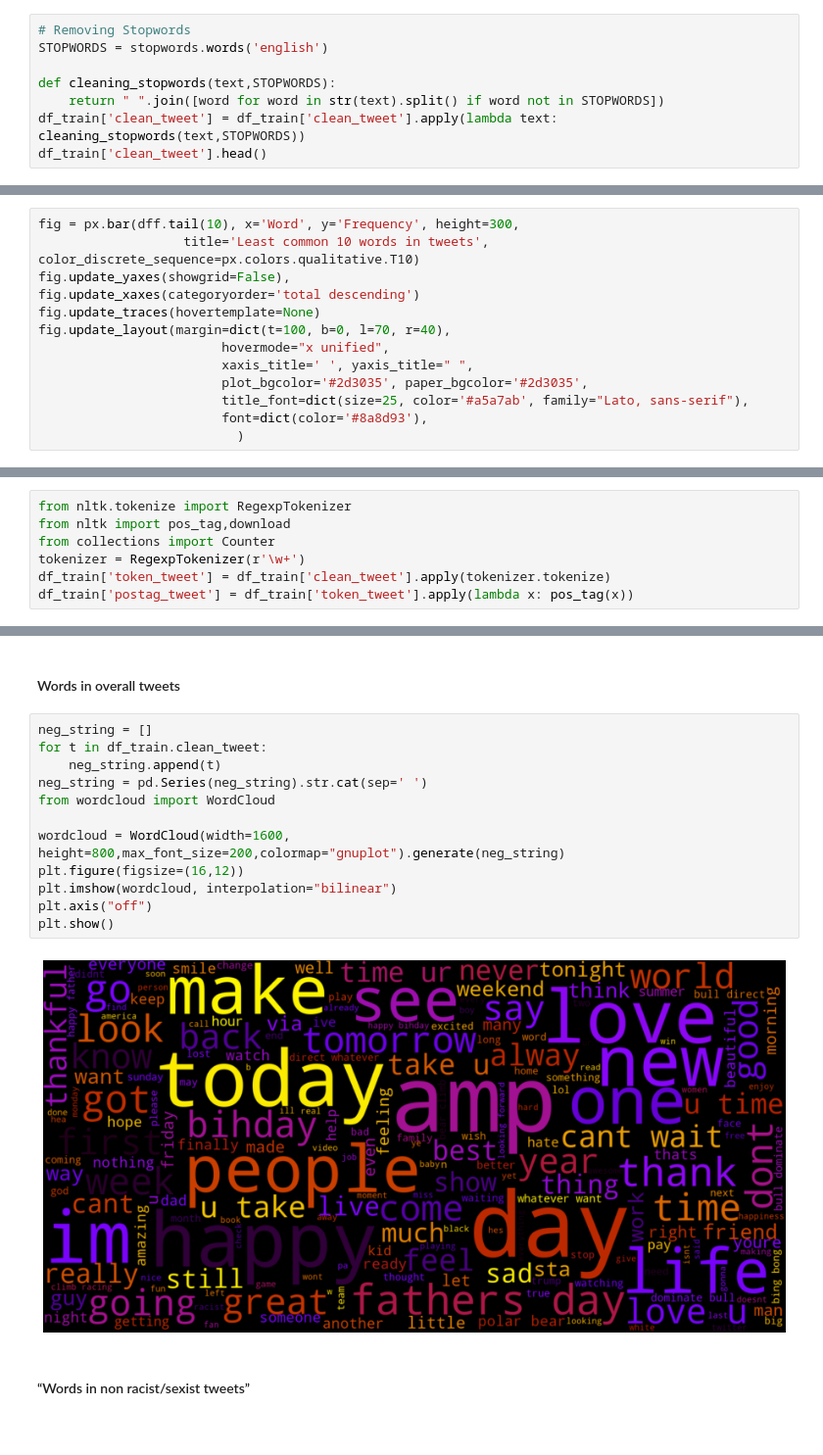
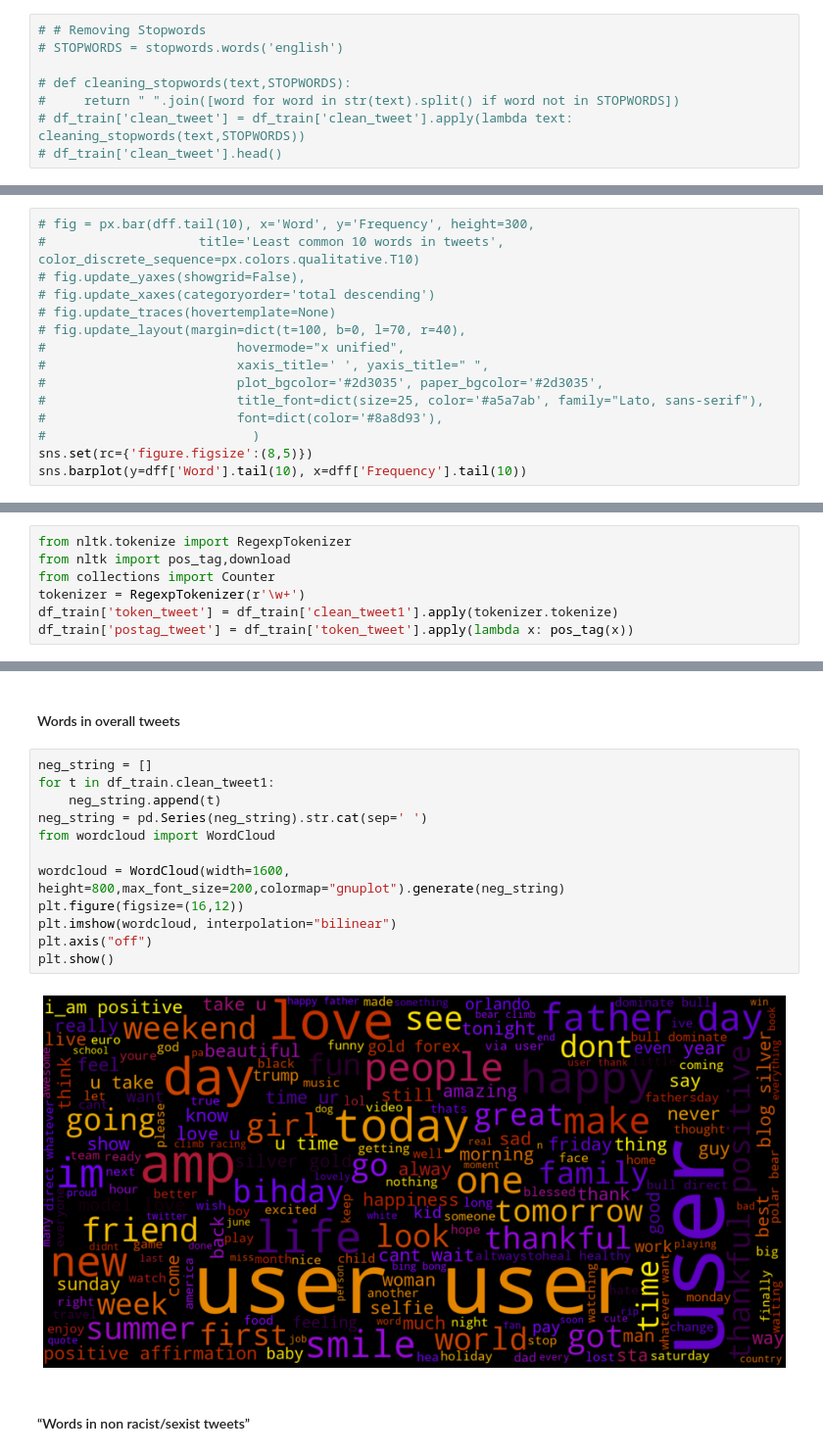
Before and after one commit to bits-mtech/NLP, a Jupyter notebook: Assignment.ipynb, the cells around one changed output, grey strips where cells are left out. Shown at 98% size. Cells and saved outputs as stored; diff of their text form.

```diff
--- a/Assignment.ipynb
+++ b/Assignment.ipynb
@@ -220,8 +293,8 @@ df_train.head()
 # %%
-# Removing Stopwords
-STOPWORDS = stopwords.words('english')
+# # Removing Stopwords
+# STOPWORDS = stopwords.words('english')
 
-def cleaning_stopwords(text,STOPWORDS):
-    return " ".join([word for word in str(text).split() if word not in STOPWORDS])
-df_train['clean_tweet'] = df_train['clean_tweet'].apply(lambda text: cleaning_stopwords(text,STOPWORDS))
-df_train['clean_tweet'].head()
+# def cleaning_stopwords(text,STOPWORDS):
+#     return " ".join([word for word in str(text).split() if word not in STOPWORDS])
+# df_train['clean_tweet'] = df_train['clean_tweet'].apply(lambda text: cleaning_stopwords(text,STOPWORDS))
+# df_train['clean_tweet'].head()
@@ -265,13 +336,15 @@ fig.show()
 # %%
-fig = px.bar(dff.tail(10), x='Word', y='Frequency', height=300,
-                   title='Least common 10 words in tweets', color_discrete_sequence=px.colors.qualitative.T10)
-fig.update_yaxes(showgrid=False),
-fig.update_xaxes(categoryorder='total descending')
-fig.update_traces(hovertemplate=None)
-fig.update_layout(margin=dict(t=100, b=0, l=70, r=40),
-                        hovermode="x unified",
-                        xaxis_title=' ', yaxis_title=" ",
-                        plot_bgcolor='#2d3035', paper_bgcolor='#2d3035',
-                        title_font=dict(size=25, color='#a5a7ab', family="Lato, sans-serif"),
-                        font=dict(color='#8a8d93'),
-                          )
+# fig = px.bar(dff.tail(10), x='Word', y='Frequency', height=300,
+#                    title='Least common 10 words in tweets', color_discrete_sequence=px.colors.qualitative.T10)
+# fig.update_yaxes(showgrid=False),
+# fig.update_xaxes(categoryorder='total descending')
+# fig.update_traces(hovertemplate=None)
+# fig.update_layout(margin=dict(t=100, b=0, l=70, r=40),
+#                         hovermode="x unified",
+#                         xaxis_title=' ', yaxis_title=" ",
+#                         plot_bgcolor='#2d3035', paper_bgcolor='#2d3035',
+#                         title_font=dict(size=25, color='#a5a7ab', family="Lato, sans-serif"),
+#                         font=dict(color='#8a8d93'),
+#                           )
+sns.set(rc={'figure.figsize':(8,5)})
+sns.barplot(y=dff['Word'].tail(10), x=dff['Frequency'].tail(10))
@@ -310,7 +356,7 @@ from nltk.tokenize import RegexpTokenizer
 from nltk import pos_tag,download
 from collections import Counter
 tokenizer = RegexpTokenizer(r'\w+')
-df_train['token_tweet'] = df_train['clean_tweet'].apply(tokenizer.tokenize)
+df_train['token_tweet'] = df_train['clean_tweet1'].apply(tokenizer.tokenize)
 df_train['postag_tweet'] = df_train['token_tweet'].apply(lambda x: pos_tag(x))
 # %%
 counts = Counter( tag for df_train['token_tweet'].iloc[1],  tag in df_train['postag_tweet'].iloc[1])
@@ -331,18 +377,18 @@ See the caveats in the documentation: https://pandas.pydata.org/pandas-docs/stab
 #### Words in overall tweets
 # %%
 neg_string = []
-for t in df_train.clean_tweet:
+for t in df_train.clean_tweet1:
     neg_string.append(t)
 neg_string = pd.Series(neg_string).str.cat(sep=' ')
 from wordcloud import WordCloud
 
 wordcloud = WordCloud(width=1600, height=800,max_font_size=200,colormap="gnuplot").generate(neg_string)
 plt.figure(figsize=(16,12))
 plt.imshow(wordcloud, interpolation="bilinear")
 plt.axis("off")
 plt.show()
 # %% [output]
-[figure, old version]
+[figure, new version]
 # %% [markdown]
 #### “Words in non racist/sexist tweets”
 # %%
```
Also changed, not shown: parts of 31 cells of this notebook.
